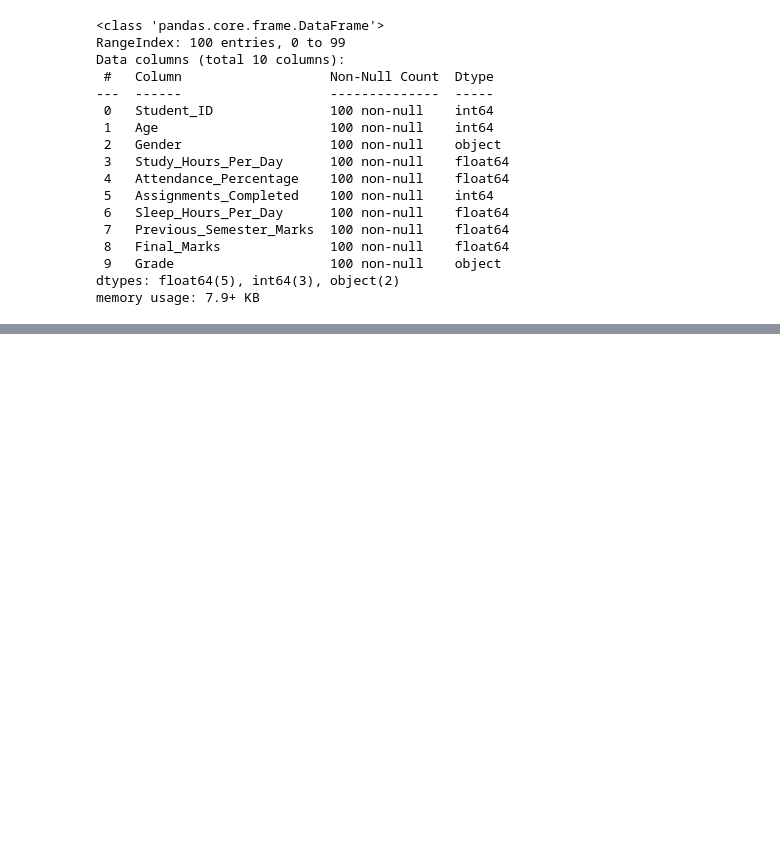
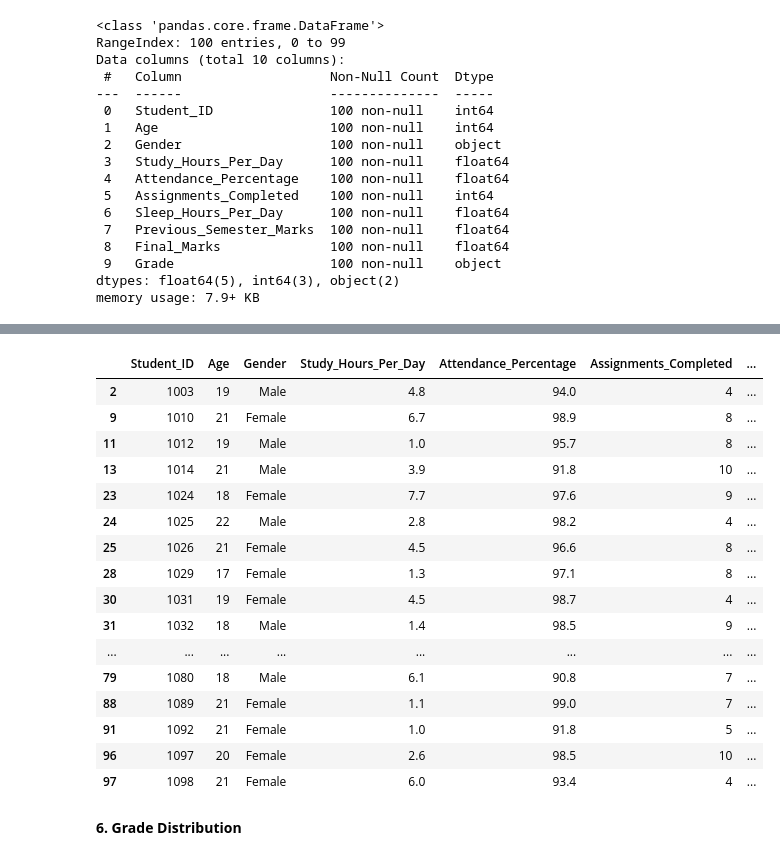
Before and after one commit to liyaemil123/python-project, a Jupyter notebook: pandas/student_performance_analysis.ipynb, the cells around one changed output, grey strips where cells are left out. Cells and saved outputs as stored; diff of their text form; code cells hidden in the pictures; blank space fills up the shorter version.

```diff
--- a/pandas/student_performance_analysis.ipynb
+++ b/pandas/student_performance_analysis.ipynb
@@ -96,0 +203,23 @@ df.head()
+# %%
+# Students with attendance above 90%
+df[df["Attendance_Percentage"] > 90]
+# %% [output]
+|  | Student_ID | Age | Gender | Study_Hours_Per_Day | Attendance_Percentage | Assignments_Completed | ... |
+| 2 | 1003 | 19 | Male | 4.8 | 94.0 | 4 | ... |
+| 9 | 1010 | 21 | Female | 6.7 | 98.9 | 8 | ... |
+| 11 | 1012 | 19 | Male | 1.0 | 95.7 | 8 | ... |
+| 13 | 1014 | 21 | Male | 3.9 | 91.8 | 10 | ... |
+| 23 | 1024 | 18 | Female | 7.7 | 97.6 | 9 | ... |
+| 24 | 1025 | 22 | Male | 2.8 | 98.2 | 4 | ... |
+| 25 | 1026 | 21 | Female | 4.5 | 96.6 | 8 | ... |
+| 28 | 1029 | 17 | Female | 1.3 | 97.1 | 8 | ... |
+| 30 | 1031 | 19 | Female | 4.5 | 98.7 | 4 | ... |
+| 31 | 1032 | 18 | Male | 1.4 | 98.5 | 9 | ... |
+| ... | ... | ... | ... | ... | ... | ... | ... |
+| 79 | 1080 | 18 | Male | 6.1 | 90.8 | 7 | ... |
+| 88 | 1089 | 21 | Female | 1.1 | 99.0 | 7 | ... |
+| 91 | 1092 | 21 | Female | 1.0 | 91.8 | 5 | ... |
+| 96 | 1097 | 20 | Female | 2.6 | 98.5 | 10 | ... |
+| 97 | 1098 | 21 | Female | 6.0 | 93.4 | 4 | ... |
+# %% [markdown]
+**6. Grade Distribution**
```
Also changed, not shown: parts of 26 cells of this notebook.
